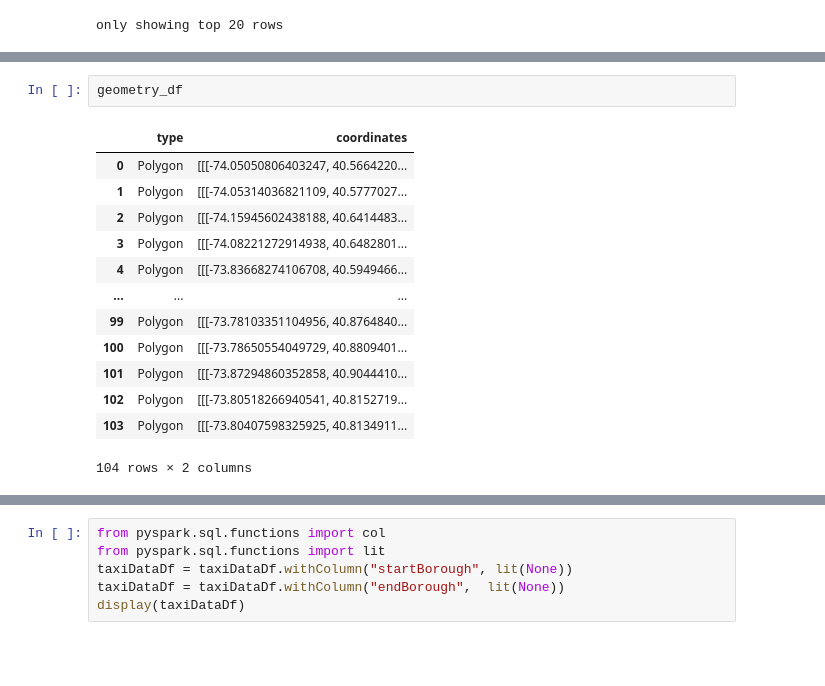
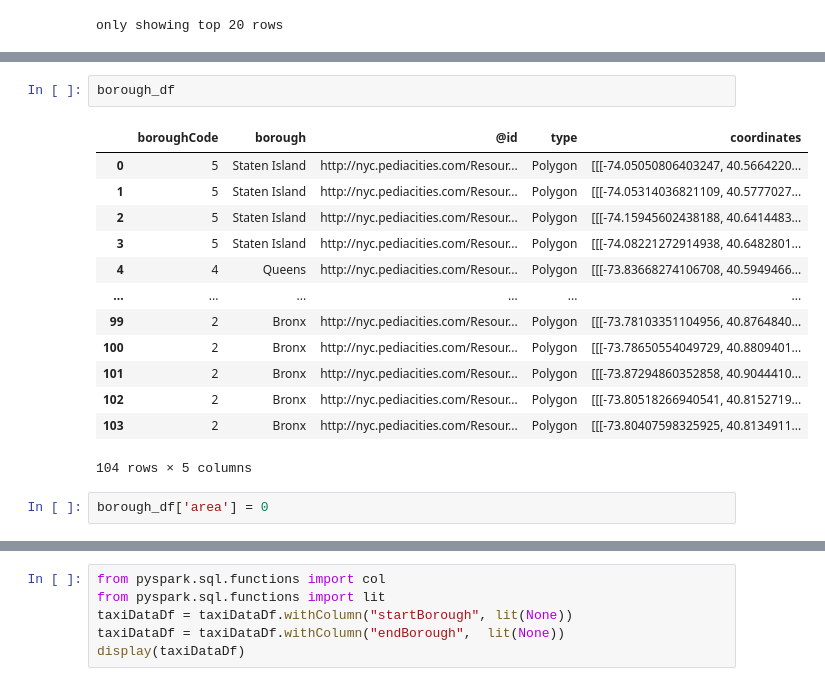
Before and after one commit to anettehabanen/Big_Data_Management_projects_2024, a Jupyter notebook: Project1_New_York_City_Taxi_Data/new_york_city_taxi_data_analysis.ipynb, the cells around one changed output, grey strips where cells are left out. Saved outputs shown, nothing was run; the diff lists cells and outputs as text; blank space fills up the shorter version.

```diff
--- a/Project1_New_York_City_Taxi_Data/new_york_city_taxi_data_analysis.ipynb
+++ b/Project1_New_York_City_Taxi_Data/new_york_city_taxi_data_analysis.ipynb
@@ -77,16 +62,18 @@ properties_df
-# %%
-geometry_df
-# %% [output]
-|  | type | coordinates |
-| 0 | Polygon | [[[-74.05050806403247, 40.5664220... |
-| 1 | Polygon | [[[-74.05314036821109, 40.5777027... |
-| 2 | Polygon | [[[-74.15945602438188, 40.6414483... |
-| 3 | Polygon | [[[-74.08221272914938, 40.6482801... |
-| 4 | Polygon | [[[-73.83668274106708, 40.5949466... |
-| ... | ... | ... |
-| 99 | Polygon | [[[-73.78103351104956, 40.8764840... |
-| 100 | Polygon | [[[-73.78650554049729, 40.8809401... |
-| 101 | Polygon | [[[-73.87294860352858, 40.9044410... |
-| 102 | Polygon | [[[-73.80518266940541, 40.8152719... |
-| 103 | Polygon | [[[-73.80407598325925, 40.8134911... |
-104 rows × 2 columns
+# %%
+borough_df
+# %% [output]
+|  | boroughCode | borough | @id | type | coordinates |
+| 0 | 5 | Staten Island | http://nyc.pediacities.com/Resour... | Polygon | [[[-74.05050806403247, 40.5664220... |
+| 1 | 5 | Staten Island | http://nyc.pediacities.com/Resour... | Polygon | [[[-74.05314036821109, 40.5777027... |
+| 2 | 5 | Staten Island | http://nyc.pediacities.com/Resour... | Polygon | [[[-74.15945602438188, 40.6414483... |
+| 3 | 5 | Staten Island | http://nyc.pediacities.com/Resour... | Polygon | [[[-74.08221272914938, 40.6482801... |
+| 4 | 4 | Queens | http://nyc.pediacities.com/Resour... | Polygon | [[[-73.83668274106708, 40.5949466... |
+| ... | ... | ... | ... | ... | ... |
+| 99 | 2 | Bronx | http://nyc.pediacities.com/Resour... | Polygon | [[[-73.78103351104956, 40.8764840... |
+| 100 | 2 | Bronx | http://nyc.pediacities.com/Resour... | Polygon | [[[-73.78650554049729, 40.8809401... |
+| 101 | 2 | Bronx | http://nyc.pediacities.com/Resour... | Polygon | [[[-73.87294860352858, 40.9044410... |
+| 102 | 2 | Bronx | http://nyc.pediacities.com/Resour... | Polygon | [[[-73.80518266940541, 40.8152719... |
+| 103 | 2 | Bronx | http://nyc.pediacities.com/Resour... | Polygon | [[[-73.80407598325925, 40.8134911... |
+104 rows × 5 columns
+# %%
+borough_df['area'] = 0
```
Also changed, not shown: parts of 4 cells of this notebook.
